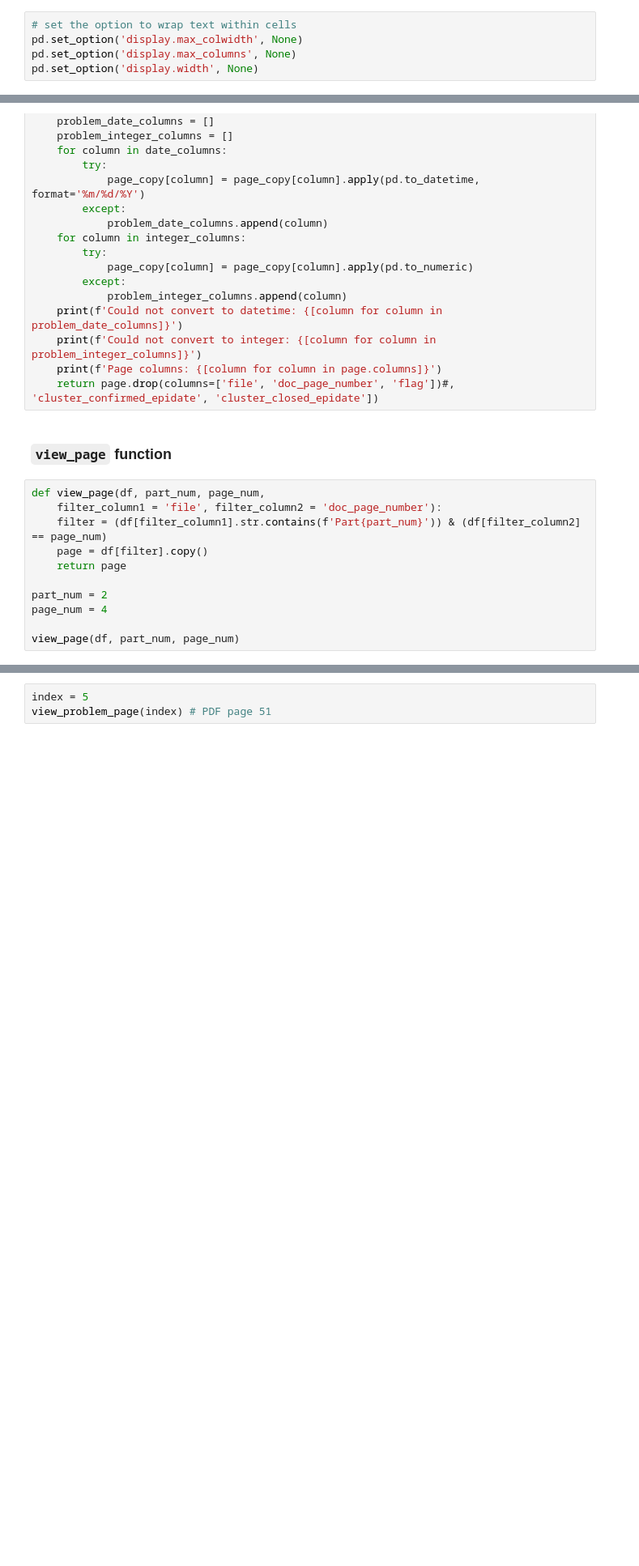
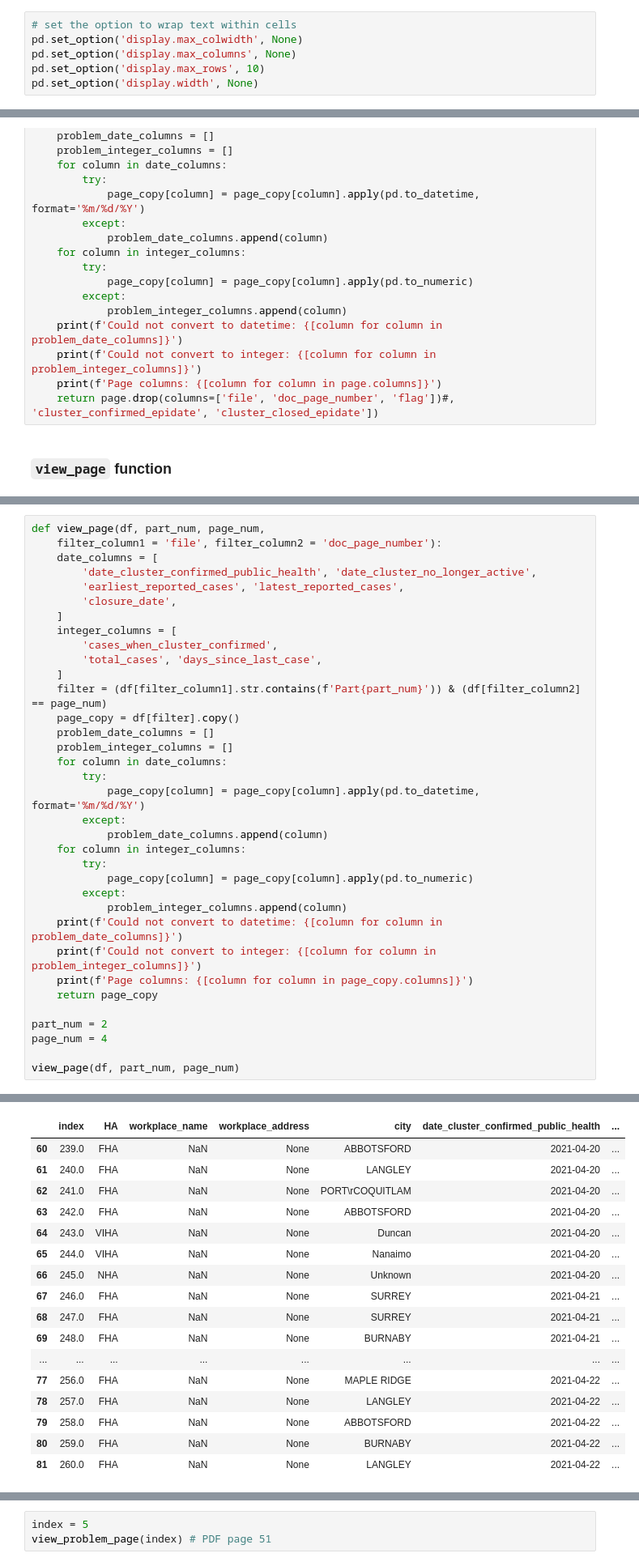
Before and after one commit to silvhua/BC-Covid-workplace-closures, a Jupyter notebook: notebooks/2023-04-23 align columns.ipynb, the cells around one changed output, grey strips where cells are left out. Shown at 81% size. Cells and saved outputs as stored; diff of their text form; blank space fills up the shorter version.

Commit message:
fixed part 2 page 42

```diff
--- a/notebooks/2023-04-23 align columns.ipynb
+++ b/notebooks/2023-04-23 align columns.ipynb
@@ -16,6 +16,7 @@ from datetime import datetime
 # set the option to wrap text within cells
 pd.set_option('display.max_colwidth', None)
 pd.set_option('display.max_columns', None)
+pd.set_option('display.max_rows', 10)
 pd.set_option('display.width', None)
 # %% [markdown]
 # Load objects from previous notebook
@@ -351,14 +352,3 @@ def view_problem_page(index, problem_pages_df=problem_pages, problem_rows_df=pro
     return page.drop(columns=['file', 'doc_page_number', 'flag'])#, 'cluster_confirmed_epidate', 'cluster_closed_epidate'])
 # %% [markdown]
 ### `view_page` function
-# %%
-def view_page(df, part_num, page_num,
-    filter_column1 = 'file', filter_column2 = 'doc_page_number'):
-    filter = (df[filter_column1].str.contains(f'Part{part_num}')) & (df[filter_column2] == page_num)
-    page = df[filter].copy()
-    return page
-
-part_num = 2
-page_num = 4
-
-view_page(df, part_num, page_num)
@@ -382,0 +355,36 @@ view_page(df, part_num, page_num)
+# %%
+def view_page(df, part_num, page_num,
+    filter_column1 = 'file', filter_column2 = 'doc_page_number'):
+    date_columns = [
+        'date_cluster_confirmed_public_health', 'date_cluster_no_longer_active',
+        'earliest_reported_cases', 'latest_reported_cases',
+        'closure_date',
+    ]
+    integer_columns = [
+        'cases_when_cluster_confirmed',
+        'total_cases', 'days_since_last_case',
+    ]
+    filter = (df[filter_column1].str.contains(f'Part{part_num}')) & (df[filter_column2] == page_num)
+    page_copy = df[filter].copy()
+    problem_date_columns = []
+    problem_integer_columns = []
+    for column in date_columns:
+        try:
+            page_copy[column] = page_copy[column].apply(pd.to_datetime, format='%m/%d/%Y')
+        except:
+            problem_date_columns.append(column)
+    for column in integer_columns:
+        try:
+            page_copy[column] = page_copy[column].apply(pd.to_numeric)
+        except:
+            problem_integer_columns.append(column)
+    print(f'Could not convert to datetime: {[column for column in problem_date_columns]}')
+    print(f'Could not convert to integer: {[column for column in problem_integer_columns]}')
+    print(f'Page columns: {[column for column in page_copy.columns]}')
+    return page_copy
+
+part_num = 2
+page_num = 4
+
+view_page(df, part_num, page_num)
+# %% [output]
@@ -383 +394,18 @@ view_page(df, part_num, page_num)
+|  | index | HA | workplace_name | workplace_address | city | date_cluster_confirmed_public_health | ... |
+| 60 | 239.0 | FHA | NaN | None | ABBOTSFORD | 2021-04-20 | ... |
+| 61 | 240.0 | FHA | NaN | None | LANGLEY | 2021-04-20 | ... |
+| 62 | 241.0 | FHA | NaN | None | PORT\rCOQUITLAM | 2021-04-20 | ... |
+| 63 | 242.0 | FHA | NaN | None | ABBOTSFORD | 2021-04-20 | ... |
+| 64 | 243.0 | VIHA | NaN | None | Duncan | 2021-04-20 | ... |
+| 65 | 244.0 | VIHA | NaN | None | Nanaimo | 2021-04-20 | ... |
+| 66 | 245.0 | NHA | NaN | None | Unknown | 2021-04-20 | ... |
+| 67 | 246.0 | FHA | NaN | None | SURREY | 2021-04-21 | ... |
+| 68 | 247.0 | FHA | NaN | None | SURREY | 2021-04-21 | ... |
+| 69 | 248.0 | FHA | NaN | None | BURNABY | 2021-04-21 | ... |
+| ... | ... | ... | ... | ... | ... | ... | ... |
+| 77 | 256.0 | FHA | NaN | None | MAPLE RIDGE | 2021-04-22 | ... |
+| 78 | 257.0 | FHA | NaN | None | LANGLEY | 2021-04-22 | ... |
+| 79 | 258.0 | FHA | NaN | None | ABBOTSFORD | 2021-04-22 | ... |
+| 80 | 259.0 | FHA | NaN | None | BURNABY | 2021-04-22 | ... |
+| 81 | 260.0 | FHA | NaN | None | LANGLEY | 2021-04-22 | ... |
 # %% [markdown]
```
Also changed, not shown: parts of 23 cells of this notebook, 2 other files.
